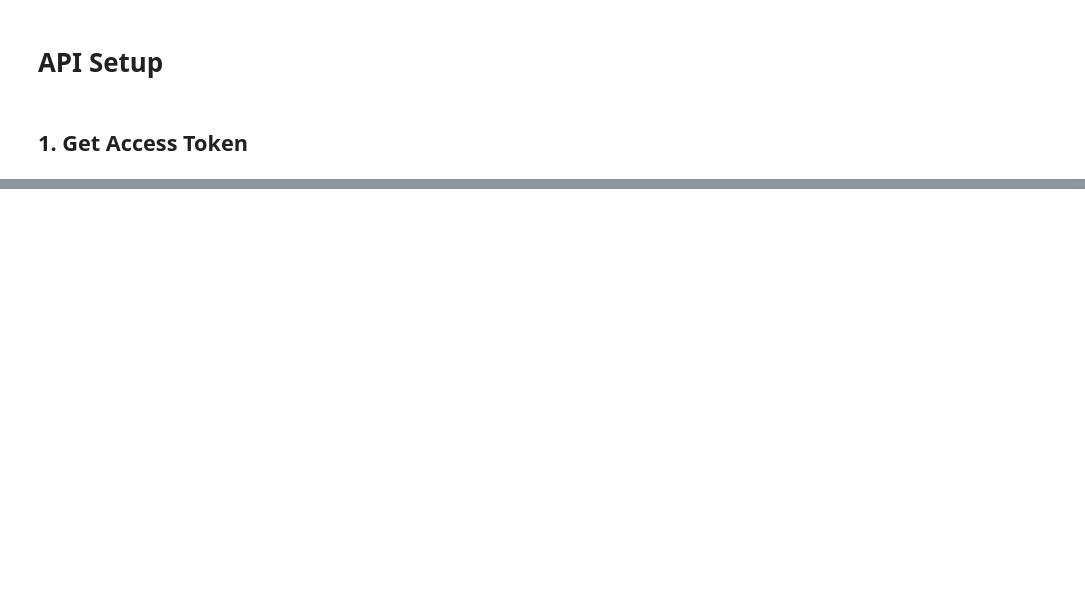
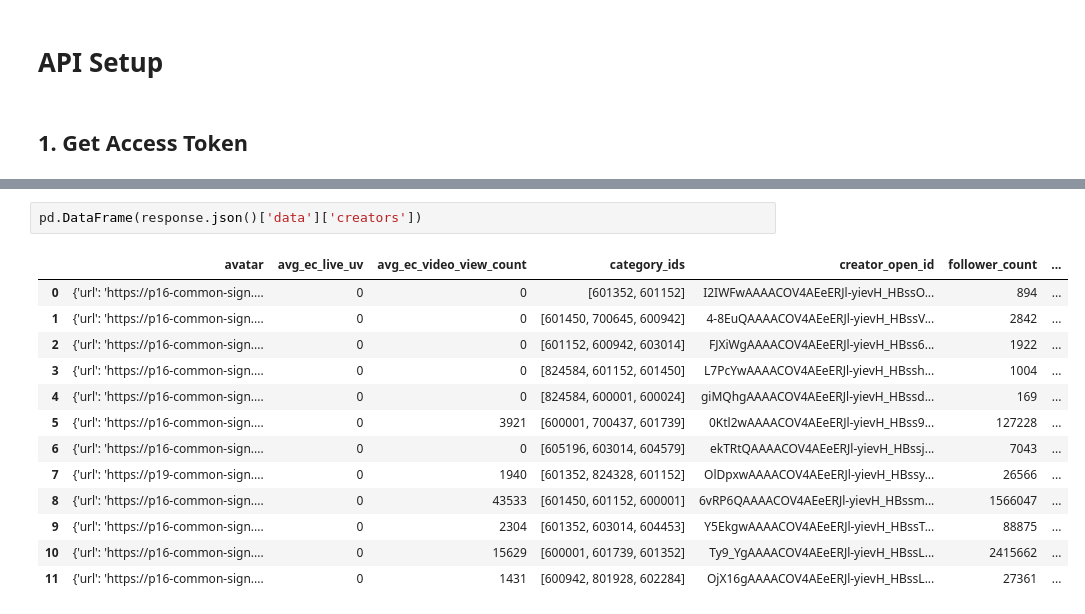
Before and after one commit to mrpsonglao/VitamiAffiliateCode, a Jupyter notebook: code/2026-07-12 Vitami Affiliate Management.ipynb, the cells around one changed output, grey strips where cells are left out. Drawn from its saved outputs; the diff is of its cells as text; blank space fills up the shorter version.

```diff
--- a/code/2026-07-12 Vitami Affiliate Management.ipynb
+++ b/code/2026-07-12 Vitami Affiliate Management.ipynb
@@ -92,0 +231,16 @@ response.raise_for_status()
+# %%
+pd.DataFrame(response.json()['data']['creators'])
+# %% [output]
+|  | avatar | avg_ec_live_uv | avg_ec_video_view_count | category_ids | creator_open_id | follower_count | ... |
+| 0 | {'url': 'https://p16-common-sign.... | 0 | 0 | [601352, 601152] | I2IWFwAAAACOV4AEeERJl-yievH_HBssO... | 894 | ... |
+| 1 | {'url': 'https://p16-common-sign.... | 0 | 0 | [601450, 700645, 600942] | 4-8EuQAAAACOV4AEeERJl-yievH_HBssV... | 2842 | ... |
+| 2 | {'url': 'https://p16-common-sign.... | 0 | 0 | [601152, 600942, 603014] | FJXiWgAAAACOV4AEeERJl-yievH_HBss6... | 1922 | ... |
+| 3 | {'url': 'https://p16-common-sign.... | 0 | 0 | [824584, 601152, 601450] | L7PcYwAAAACOV4AEeERJl-yievH_HBssh... | 1004 | ... |
+| 4 | {'url': 'https://p16-common-sign.... | 0 | 0 | [824584, 600001, 600024] | giMQhgAAAACOV4AEeERJl-yievH_HBssd... | 169 | ... |
+| 5 | {'url': 'https://p16-common-sign.... | 0 | 3921 | [600001, 700437, 601739] | 0Ktl2wAAAACOV4AEeERJl-yievH_HBss9... | 127228 | ... |
+| 6 | {'url': 'https://p16-common-sign.... | 0 | 0 | [605196, 603014, 604579] | ekTRtQAAAACOV4AEeERJl-yievH_HBssj... | 7043 | ... |
+| 7 | {'url': 'https://p19-common-sign.... | 0 | 1940 | [601352, 824328, 601152] | OlDpxwAAAACOV4AEeERJl-yievH_HBssy... | 26566 | ... |
+| 8 | {'url': 'https://p16-common-sign.... | 0 | 43533 | [601450, 601152, 600001] | 6vRP6QAAAACOV4AEeERJl-yievH_HBssm... | 1566047 | ... |
+| 9 | {'url': 'https://p16-common-sign.... | 0 | 2304 | [601352, 603014, 604453] | Y5EkgwAAAACOV4AEeERJl-yievH_HBssT... | 88875 | ... |
+| 10 | {'url': 'https://p16-common-sign.... | 0 | 15629 | [600001, 601739, 601352] | Ty9_YgAAAACOV4AEeERJl-yievH_HBssL... | 2415662 | ... |
+| 11 | {'url': 'https://p16-common-sign.... | 0 | 1431 | [600942, 801928, 602284] | OjX16gAAAACOV4AEeERJl-yievH_HBssL... | 27361 | ... |
```
Also changed, not shown: parts of 38 cells of this notebook.
